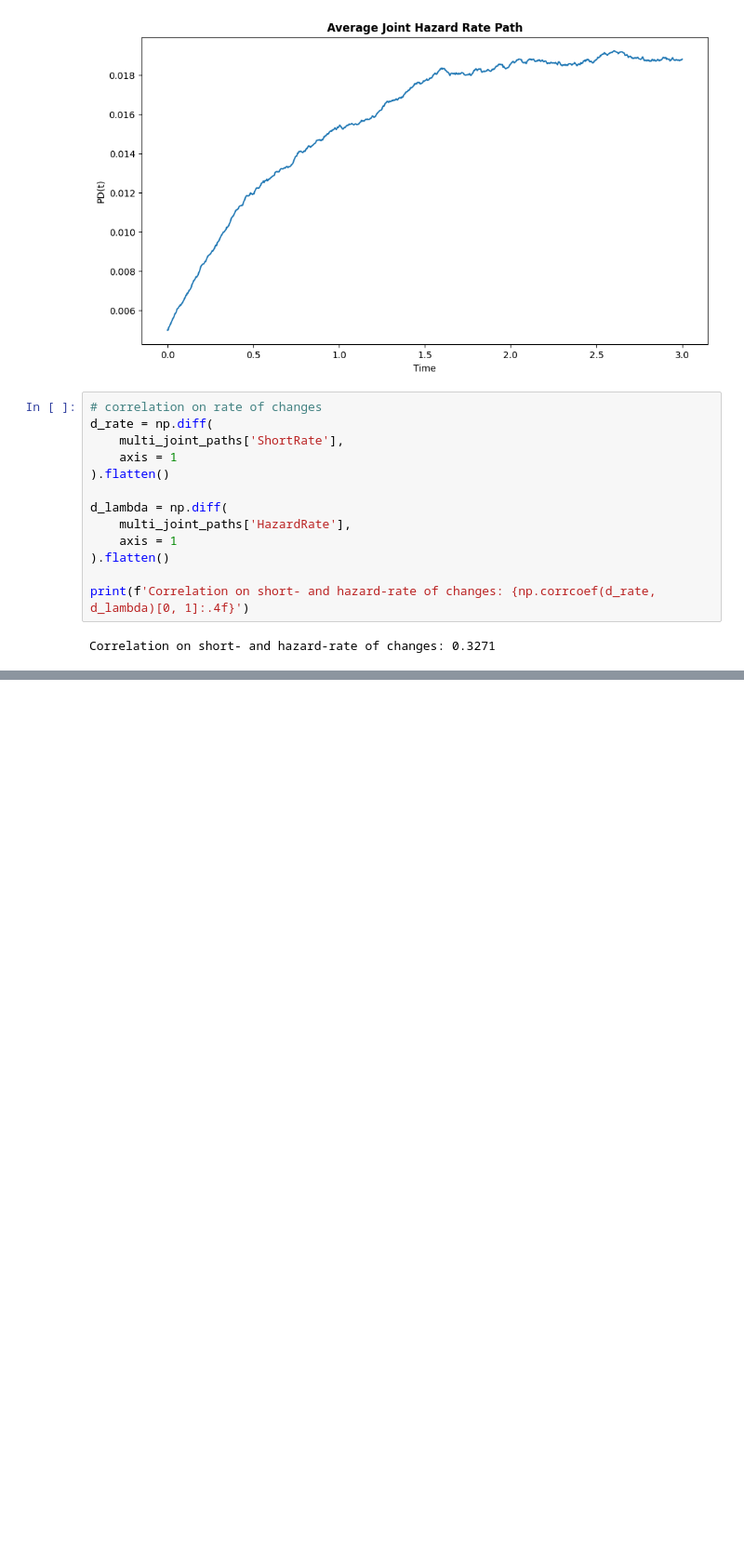
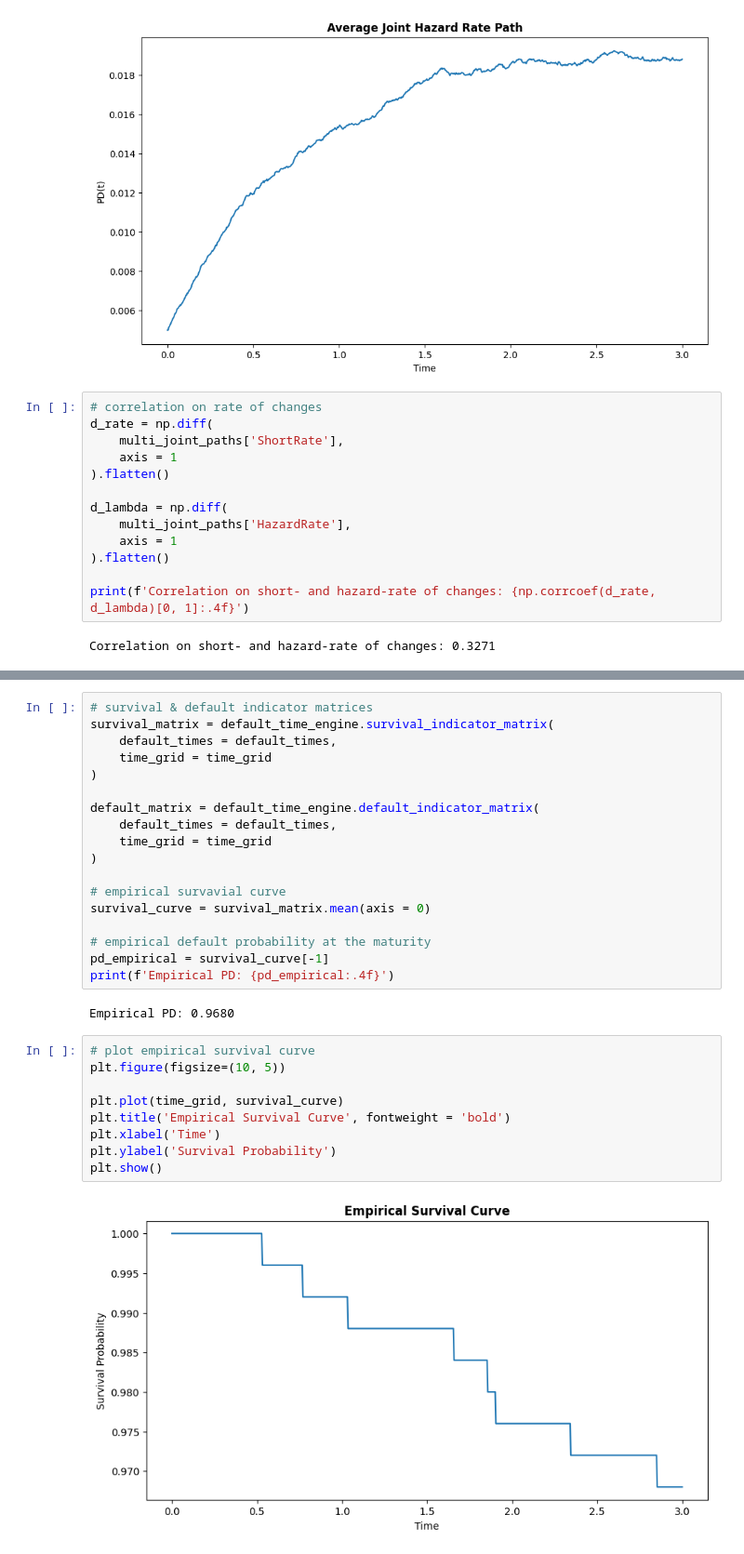
Before and after one commit to gorkemyencak/treasury-valuation-engine, a Jupyter notebook: notebooks/15_wrong_way_risk.ipynb, the cells around one changed output, grey strips where cells are left out. Shown at 93% size. Drawn from its saved outputs; the diff is of its cells as text; blank space fills up the shorter version.

Commit message:
wrong way risk engine - default times simulator

```diff
--- a/notebooks/15_wrong_way_risk.ipynb
+++ b/notebooks/15_wrong_way_risk.ipynb
@@ -428,0 +457,31 @@ Correlation on short- and hazard-rate of changes: 0.3271
+# %%
+# survival & default indicator matrices
+survival_matrix = default_time_engine.survival_indicator_matrix(
+    default_times = default_times,
+    time_grid = time_grid
+)
+
+default_matrix = default_time_engine.default_indicator_matrix(
+    default_times = default_times,
+    time_grid = time_grid
+)
+
+# empirical survavial curve
+survival_curve = survival_matrix.mean(axis = 0)
+
+# empirical default probability at the maturity
+pd_empirical = survival_curve[-1]
+print(f'Empirical PD: {pd_empirical:.4f}')
+# %% [output]
+Empirical PD: 0.9680
+# %%
+# plot empirical survival curve
+plt.figure(figsize=(10, 5))
+
+plt.plot(time_grid, survival_curve)
+plt.title('Empirical Survival Curve', fontweight = 'bold')
+plt.xlabel('Time')
+plt.ylabel('Survival Probability')
+plt.show()
+# %% [output]
+[figure, added]
```
Also changed, not shown: parts of 2 cells of this notebook, 1 other file.
